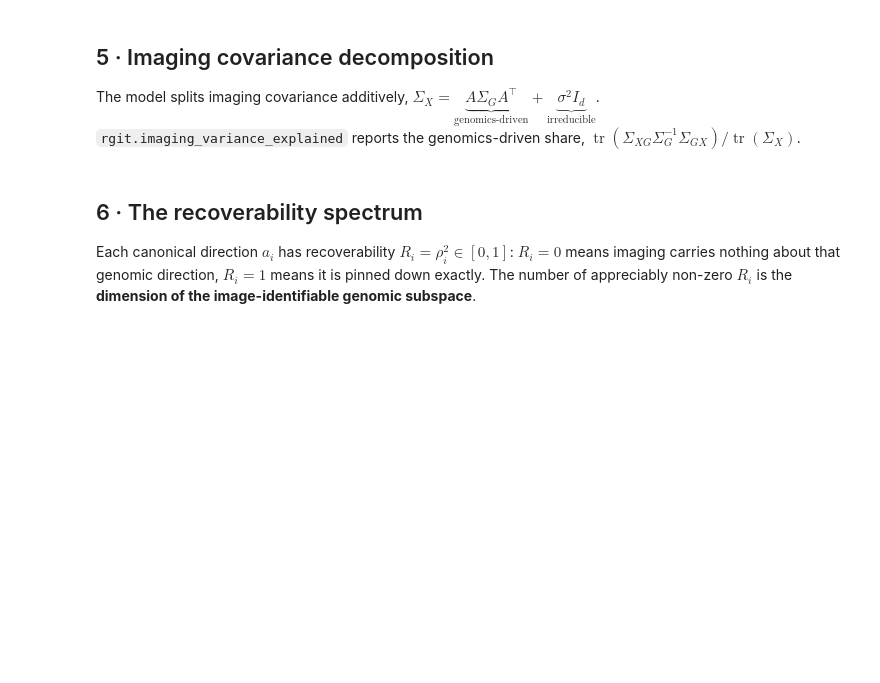
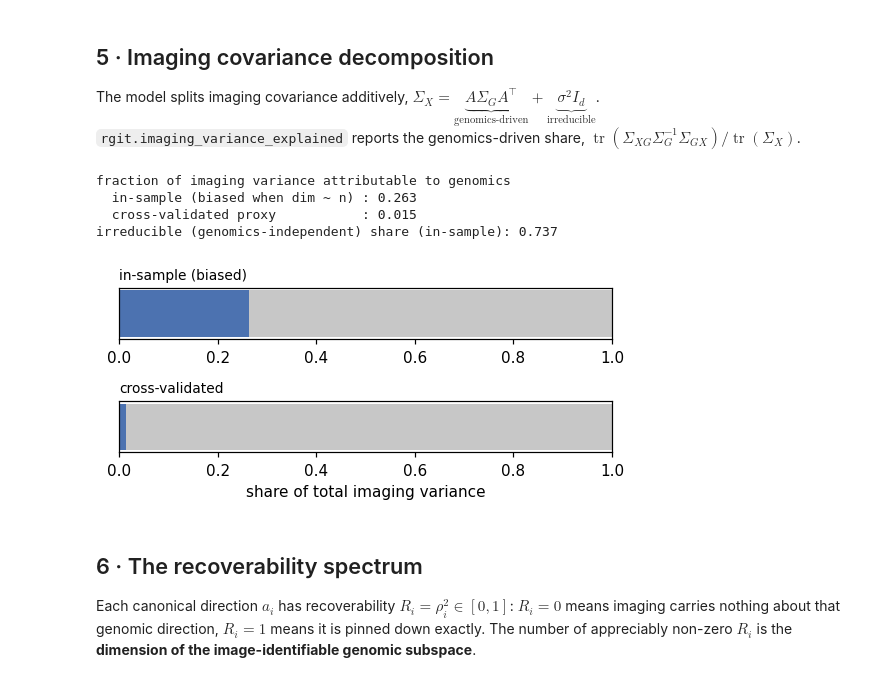
Before and after one commit to josephrich98/rgit-private, a Jupyter notebook: notebooks/radiogenomic_recoverability.ipynb, the cells around one changed output. Saved outputs shown, nothing was run; the diff lists cells and outputs as text; code cells hidden in the pictures; blank space fills up the shorter version.

```diff
--- a/notebooks/radiogenomic_recoverability.ipynb
+++ b/notebooks/radiogenomic_recoverability.ipynb
@@ -51,7 +51,7 @@ from sklearn.decomposition import PCA
 from sklearn.model_selection import train_test_split
 
 # --- make the rgit package importable whether or not it is pip-installed ---
-REPO_ROOT = Path.cwd().parent if Path.cwd().name == "notebooks" else Path.cwd()
+REPO_ROOT = Path.cwd().parent.parent if Path.cwd().name == "out" else Path.cwd().parent if Path.cwd().name == "notebooks" else Path.cwd()
 if str(REPO_ROOT) not in sys.path:
     sys.path.insert(0, str(REPO_ROOT))
 
@@ -121,6 +130,10 @@ def load_data():
     )
     print(f"synthetic genomics {gen.shape} and imaging {img.shape} "
           f"(true shared rank k={truth['k']})")
+
+    gen.write_h5ad(str(GENOMICS_H5AD).replace(".h5ad", "_synthetic.h5ad"))
+    img.write_h5ad(str(IMAGING_H5AD).replace(".h5ad", "_synthetic.h5ad"))
+
     return gen, img, truth
 
 
@@ -199,17 +277,46 @@ The model splits imaging covariance additively,
 $\Sigma_X = \underbrace{A\Sigma_G A^\top}_{\text{genomics-driven}} + \underbrace{\sigma^2 I_d}_{\text{irreducible}}$.
 `rgit.imaging_variance_explained` reports the genomics-driven share,
 $\operatorname{tr}(\Sigma_{XG}\Sigma_G^{-1}\Sigma_{GX})/\operatorname{tr}(\Sigma_X)$.
-# %%
-frac, signal_cov = rgit.imaging_variance_explained(fit)
-print(f"fraction of imaging variance attributable to genomics: {frac:.3f}")
-print(f"irreducible (genomics-independent) share            : {1 - frac:.3f}")
-
-fig, ax = plt.subplots(figsize=(5, 1.4))
-ax.barh([0], [frac], color="#4C72B0", label="genomics-driven")
-ax.barh([0], [1 - frac], left=[frac], color="#C7C7C7", label="irreducible noise")
-ax.set_xlim(0, 1); ax.set_yticks([]); ax.set_xlabel("share of total imaging variance")
-ax.legend(ncol=2, loc="upper center", bbox_to_anchor=(0.5, 2.0), frameon=False)
-ax.grid(False); plt.show()
+# %%
+frac, signal_cov = rgit.imaging_variance_explained(fit)
+
+# In-sample frac is biased upward when dim is large relative to n (it counts
+# every direction in the genomic span, real or noise). A more honest estimate
+# weights only the cross-validated recoverability into the imaging eigenbasis:
+# share_signal ~ sum_i R_i^cv * lambda_i(Sx_along_canonical_axis) / tr(Sx).
+# As a simple, dimension-aware proxy we report:
+#   frac_cv = sum_i R_i^cv  /  min(dim(G), dim(X))
+# i.e. the fraction of *recoverable* canonical directions that actually carry
+# out-of-sample signal. This is shown alongside the raw in-sample number.
+
+cv_for_frac = rgit.cross_validated_recoverability(
+    G_model, X_model, n_components=N_COMPONENTS,
+    n_folds=N_FOLDS, random_state=SEED,
+).mean(axis=0)
+frac_cv = float(np.clip(cv_for_frac, 0, 1).sum()
+                / max(1, min(G_model.shape[1], X_model.shape[1])))
+
+print(f"fraction of imaging variance attributable to genomics")
+print(f"  in-sample (biased when dim ~ n) : {frac:.3f}")
+print(f"  cross-validated proxy           : {frac_cv:.3f}")
+print(f"irreducible (genomics-independent) share (in-sample): {1 - frac:.3f}")
+
+fig, axes = plt.subplots(2, 1, figsize=(5, 2.4))
+for ax, value, title in [(axes[0], frac,    "in-sample (biased)"),
+                         (axes[1], frac_cv, "cross-validated")]:
+    ax.barh([0], [value],     color="#4C72B0")
+    ax.barh([0], [1 - value], left=[value], color="#C7C7C7")
+    ax.set_xlim(0, 1); ax.set_yticks([])
+    ax.set_title(title, fontsize=9, loc="left")
+    ax.grid(False)
+axes[1].set_xlabel("share of total imaging variance")
+plt.tight_layout(); plt.show()
+# %% [output]
+fraction of imaging variance attributable to genomics
+  in-sample (biased when dim ~ n) : 0.263
+  cross-validated proxy           : 0.015
+irreducible (genomics-independent) share (in-sample): 0.737
+[figure, added]
 # %% [markdown]
 ## 6 · The recoverability spectrum
 
```
Also changed, not shown: parts of 14 cells of this notebook, 6 other files.
